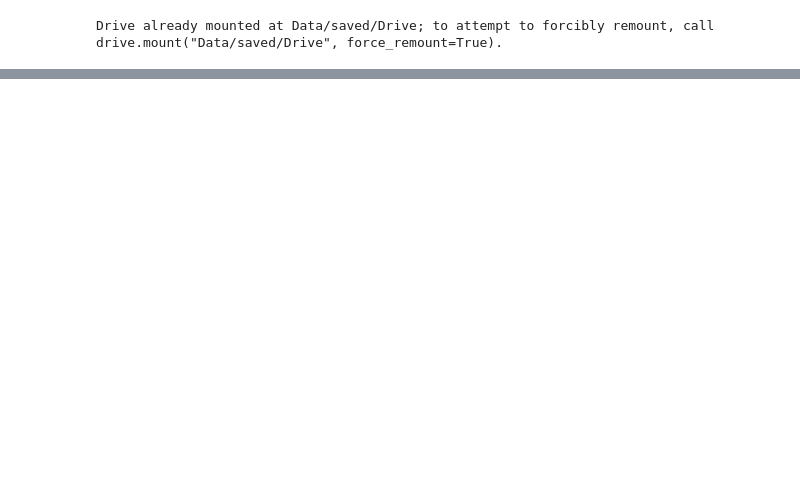
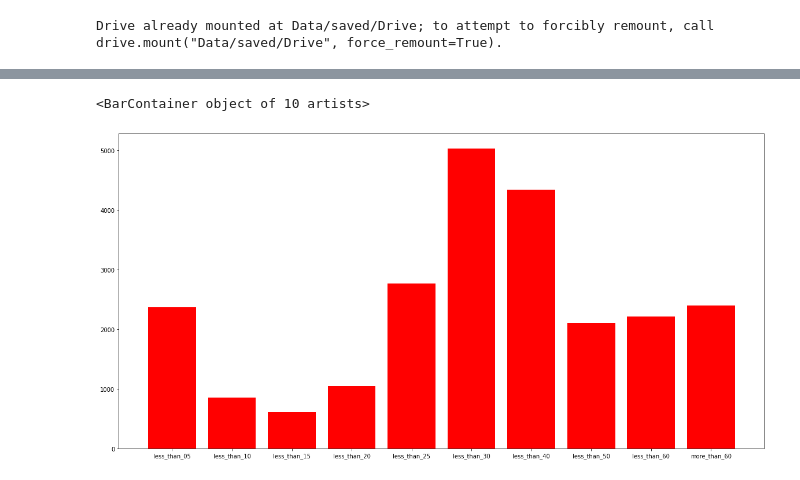
Before and after one commit to NourEldin-Osama/Python-Projects, a Jupyter notebook: CV/UTk_Face.ipynb, the cells around one changed output, grey strips where cells are left out. Cells and saved outputs as stored; diff of their text form; code cells hidden in the pictures; blank space fills up the shorter version.

```diff
--- a/CV/UTk_Face.ipynb
+++ b/CV/UTk_Face.ipynb
@@ -612,0 +725,3 @@ drive.flush_and_unmount()
+# %%
+Age_classes = list(sorted(os.listdir(os.path.join('Data','Age_Training'))))
+Age_classes
@@ -612,0 +765,3 @@ drive.flush_and_unmount()
+# %%
+count_per_age_class = {age_class: len(os.listdir(os.path.join('Data','Age_Training',age_class))) for age_class in Age_classes}
+count_per_age_class
@@ -612,0 +779,6 @@ drive.flush_and_unmount()
+# %%
+plt.figure(figsize=(20, 10))
+plt.bar(count_per_age_class.keys(), count_per_age_class.values(), color='r')
+# %% [output]
+<BarContainer object of 10 artists>
+[figure, added]
```
Also changed, not shown: parts of 46 cells of this notebook.
